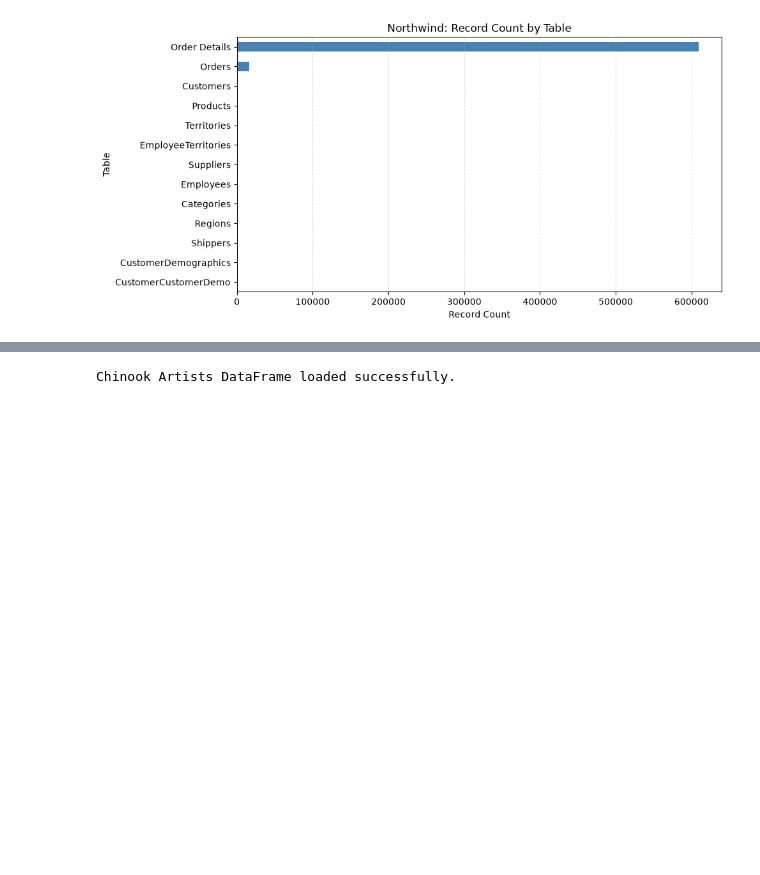
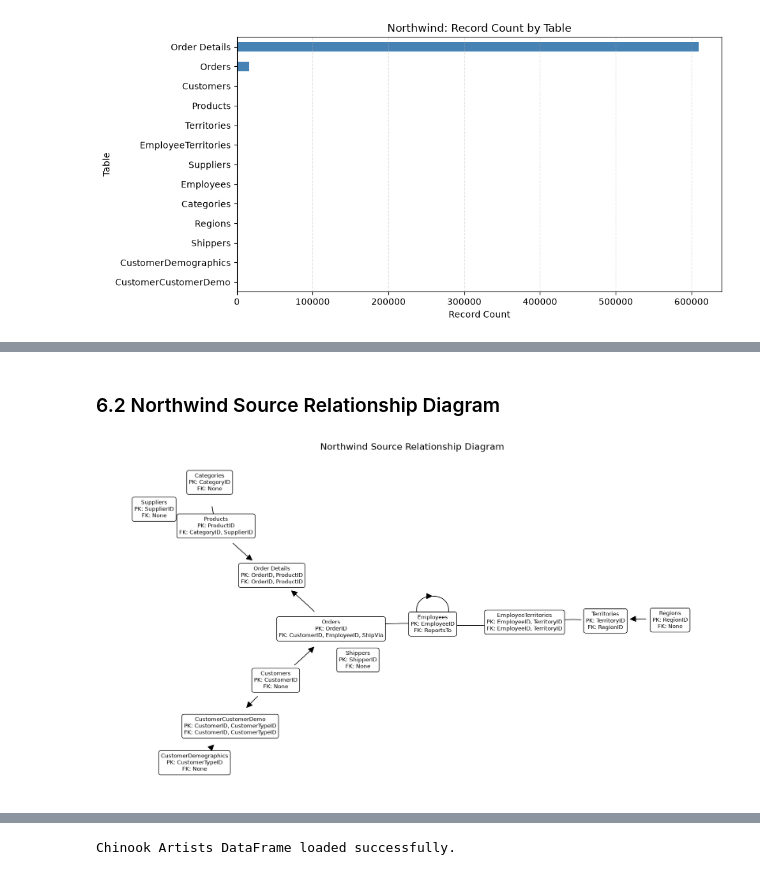
Before and after one commit to sorravit-te/Data-Warehouse-DSI310, a Jupyter notebook: notebooks/dsi310_northwind_chinook_eda_v1_0.ipynb, the cells around one changed output, grey strips where cells are left out. Cells and saved outputs as stored; diff of their text form; code cells hidden in the pictures; blank space fills up the shorter version.

```diff
--- a/notebooks/dsi310_northwind_chinook_eda_v1_0.ipynb
+++ b/notebooks/dsi310_northwind_chinook_eda_v1_0.ipynb
@@ -313,0 +405,8 @@ for source_name in ["Chinook", "Northwind"]:
+# %% [markdown]
+### 6.2 Northwind Source Relationship Diagram
+# %%
+northwind_relationship_graph = plot_source_relationship_diagram(
+    "Northwind", show_edge_labels=False
+)
+# %% [output]
+[figure, added]
```
Also changed, not shown: parts of 12 cells of this notebook.
